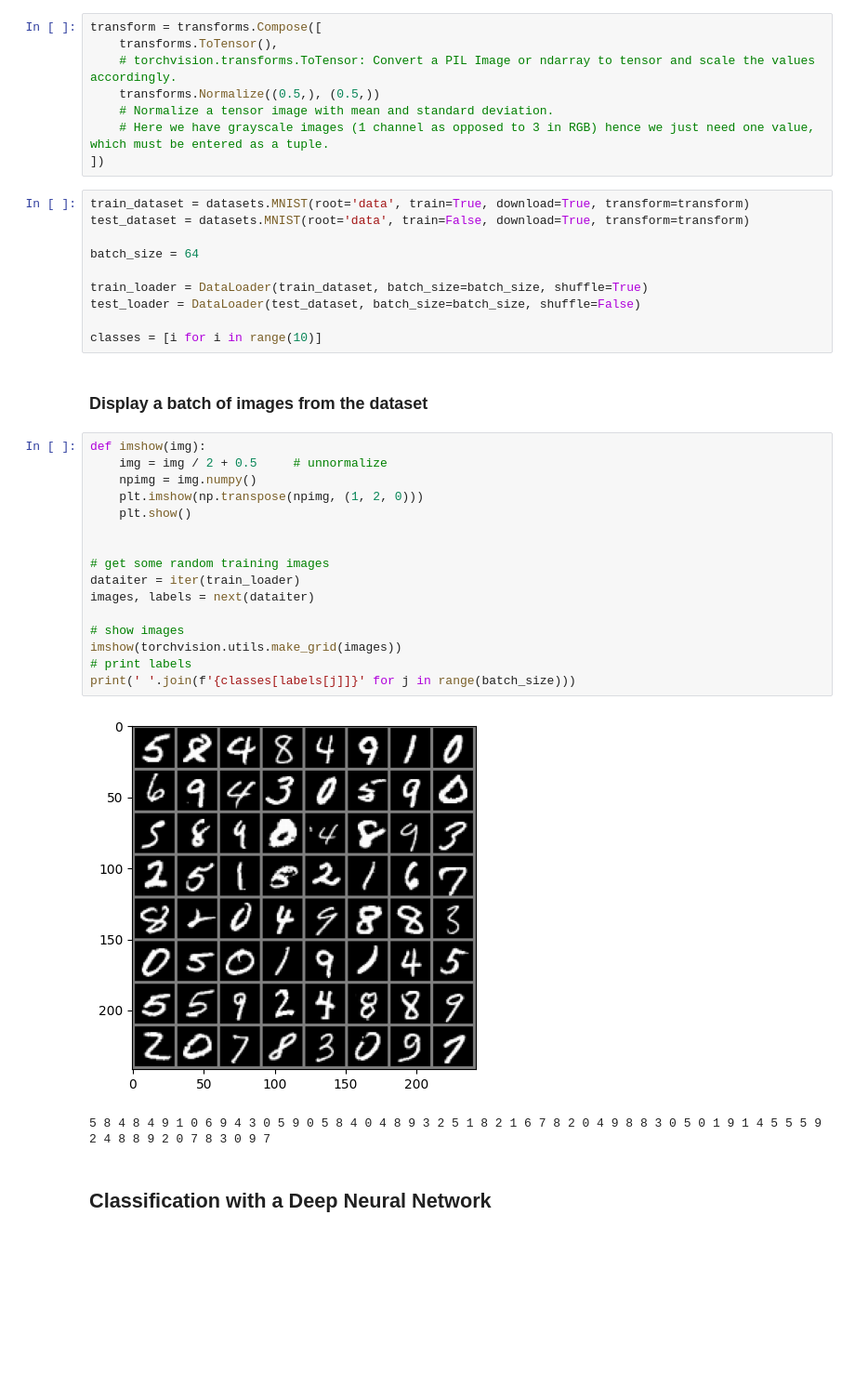
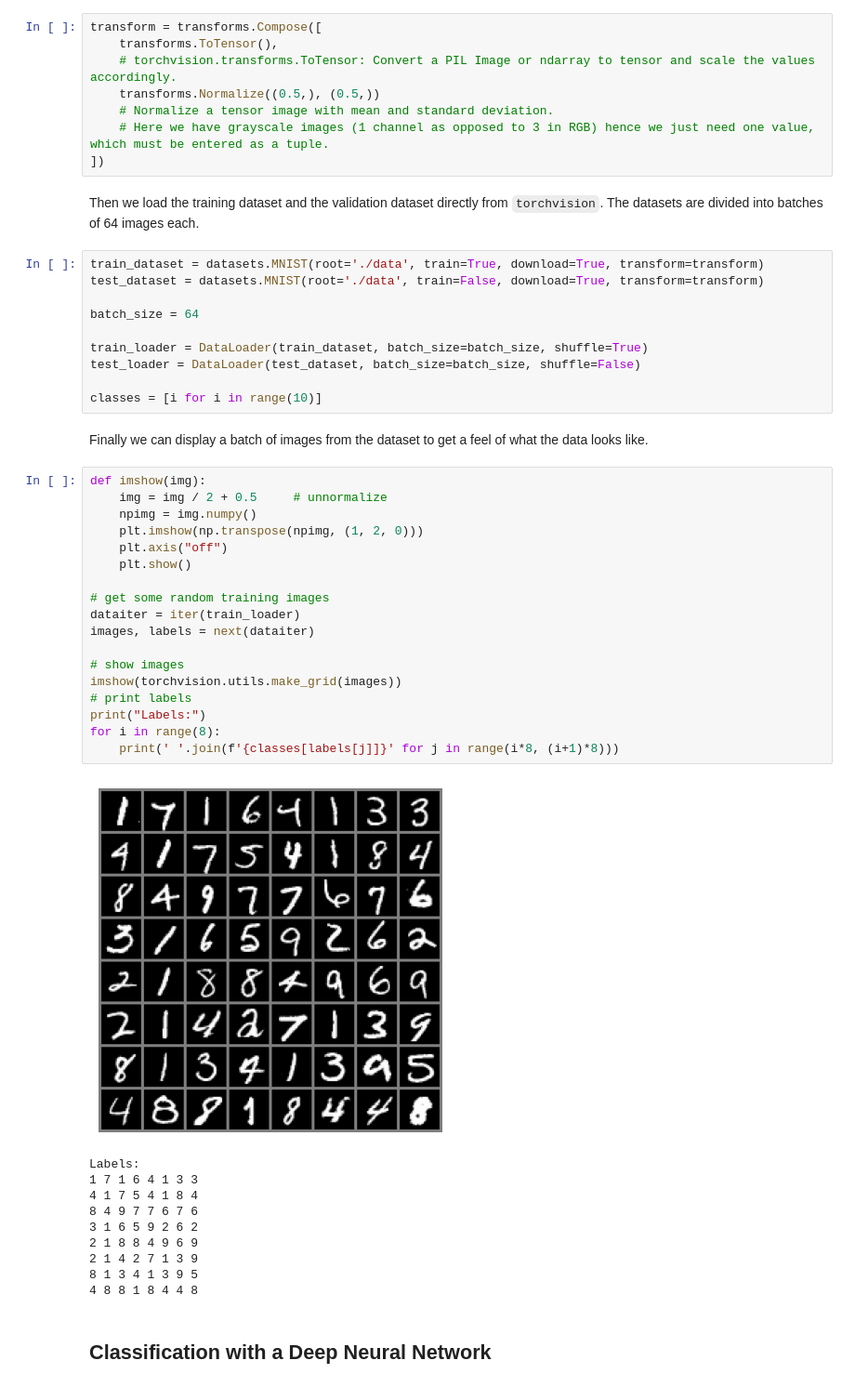
Before and after one commit to mmvp314/ml-projects, a Jupyter notebook: mnist_torch.ipynb, the cells around one changed output. Shown at 93% size. Cells and saved outputs as stored; diff of their text form; blank space fills up the shorter version.

```diff
--- a/mnist_torch.ipynb
+++ b/mnist_torch.ipynb
@@ -28,9 +30,11 @@ transform = transforms.Compose([
     # Normalize a tensor image with mean and standard deviation.
     # Here we have grayscale images (1 channel as opposed to 3 in RGB) hence we just need one value, which must be entered as a tuple.
 ])
+# %% [markdown]
+Then we load the training dataset and the validation dataset directly from `torchvision`. The datasets are divided into batches of 64 images each.
 # %%
-train_dataset = datasets.MNIST(root='data', train=True, download=True, transform=transform)
-test_dataset = datasets.MNIST(root='data', train=False, download=True, transform=transform)
+train_dataset = datasets.MNIST(root='./data', train=True, download=True, transform=transform)
+test_dataset = datasets.MNIST(root='./data', train=False, download=True, transform=transform)
 
 batch_size = 64
 
@@ -39,26 +43,36 @@ test_loader = DataLoader(test_dataset, batch_size=batch_size, shuffle=False)
 
 classes = [i for i in range(10)]
 # %% [markdown]
-### Display a batch of images from the dataset
+Finally we can display a batch of images from the dataset to get a feel of what the data looks like.
 # %%
 def imshow(img):
     img = img / 2 + 0.5     # unnormalize
     npimg = img.numpy()
     plt.imshow(np.transpose(npimg, (1, 2, 0)))
+    plt.axis("off")
     plt.show()
-
 
 # get some random training images
 dataiter = iter(train_loader)
 images, labels = next(dataiter)
 
 # show images
 imshow(torchvision.utils.make_grid(images))
 # print labels
-print(' '.join(f'{classes[labels[j]]}' for j in range(batch_size)))
+print("Labels:")
+for i in range(8):
+    print(' '.join(f'{classes[labels[j]]}' for j in range(i*8, (i+1)*8)))
 # %% [output]
-[figure, old version]
+[figure, new version]
-5 8 4 8 4 9 1 0 6 9 4 3 0 5 9 0 5 8 4 0 4 8 9 3 2 5 1 8 2 1 6 7 8 2 0 4 9 8 8 3 0 5 0 1 9 1 4 5 5 5 9 2 4 8 8 9 2 0 7 8 3 0 9 7
+Labels:
+1 7 1 6 4 1 3 3
+4 1 7 5 4 1 8 4
+8 4 9 7 7 6 7 6
+3 1 6 5 9 2 6 2
+2 1 8 8 4 9 6 9
+2 1 4 2 7 1 3 9
+8 1 3 4 1 3 9 5
+4 8 8 1 8 4 4 8
 # %% [markdown]
 ## Classification with a Deep Neural Network
 # %% [markdown]
```
Also changed, not shown: parts of 13 cells of this notebook, 2 other files.
